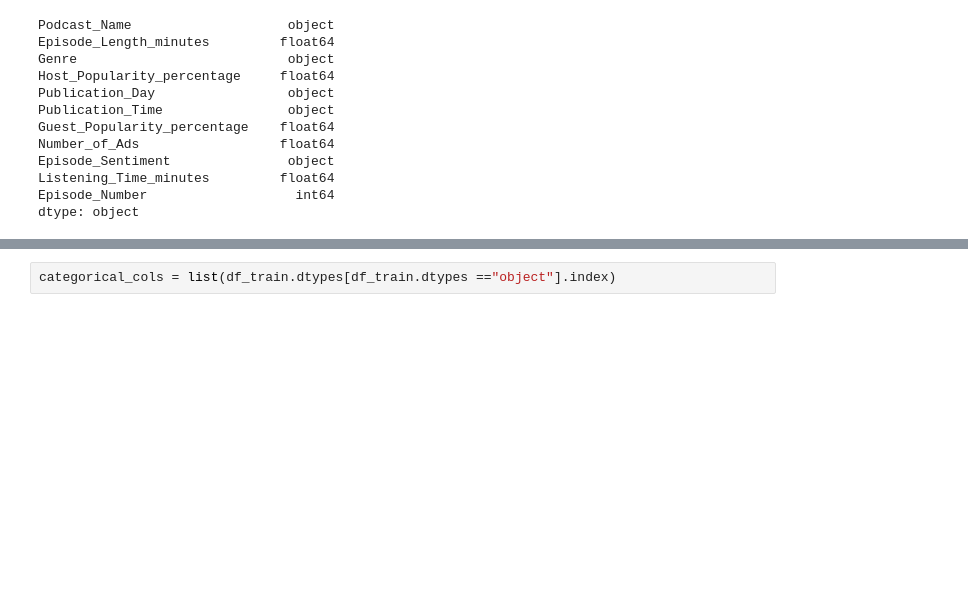
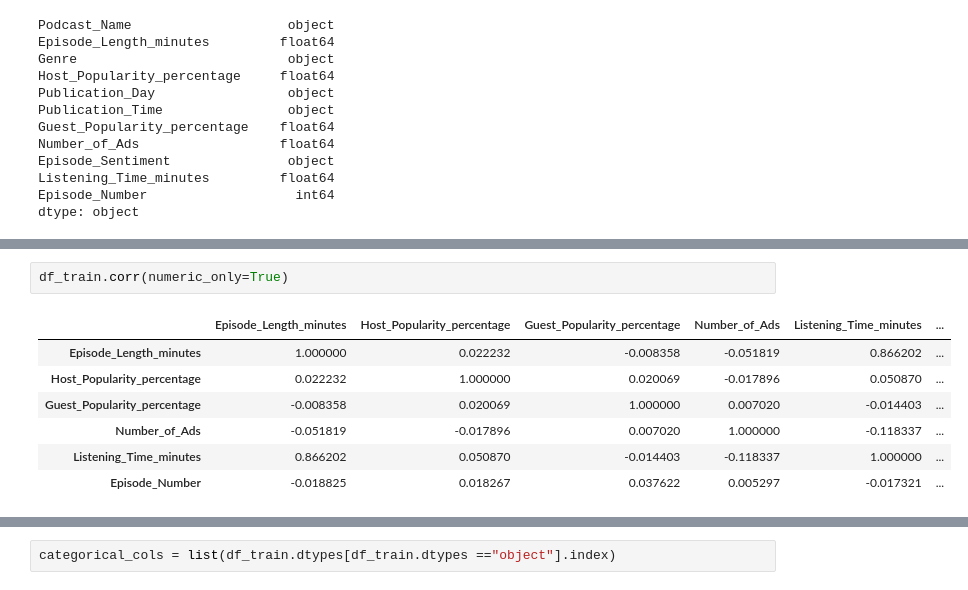
Before and after one commit to roshanJayasekara/Predict-Podcast-Listening-Time, a Jupyter notebook: predicting-podcast-listening-time.ipynb, the cells around one changed output, grey strips where cells are left out. Drawn from its saved outputs; the diff is of its cells as text; blank space fills up the shorter version.

```diff
--- a/predicting-podcast-listening-time.ipynb
+++ b/predicting-podcast-listening-time.ipynb
@@ -204,0 +223,10 @@ dtype: object
+# %%
+df_train.corr(numeric_only=True)
+# %% [output]
+|  | Episode_Length_minutes | Host_Popularity_percentage | Guest_Popularity_percentage | Number_of_Ads | Listening_Time_minutes | ... |
+| Episode_Length_minutes | 1.000000 | 0.022232 | -0.008358 | -0.051819 | 0.866202 | ... |
+| Host_Popularity_percentage | 0.022232 | 1.000000 | 0.020069 | -0.017896 | 0.050870 | ... |
+| Guest_Popularity_percentage | -0.008358 | 0.020069 | 1.000000 | 0.007020 | -0.014403 | ... |
+| Number_of_Ads | -0.051819 | -0.017896 | 0.007020 | 1.000000 | -0.118337 | ... |
+| Listening_Time_minutes | 0.866202 | 0.050870 | -0.014403 | -0.118337 | 1.000000 | ... |
+| Episode_Number | -0.018825 | 0.018267 | 0.037622 | 0.005297 | -0.017321 | ... |
```
Also changed, not shown: parts of 16 cells of this notebook.
